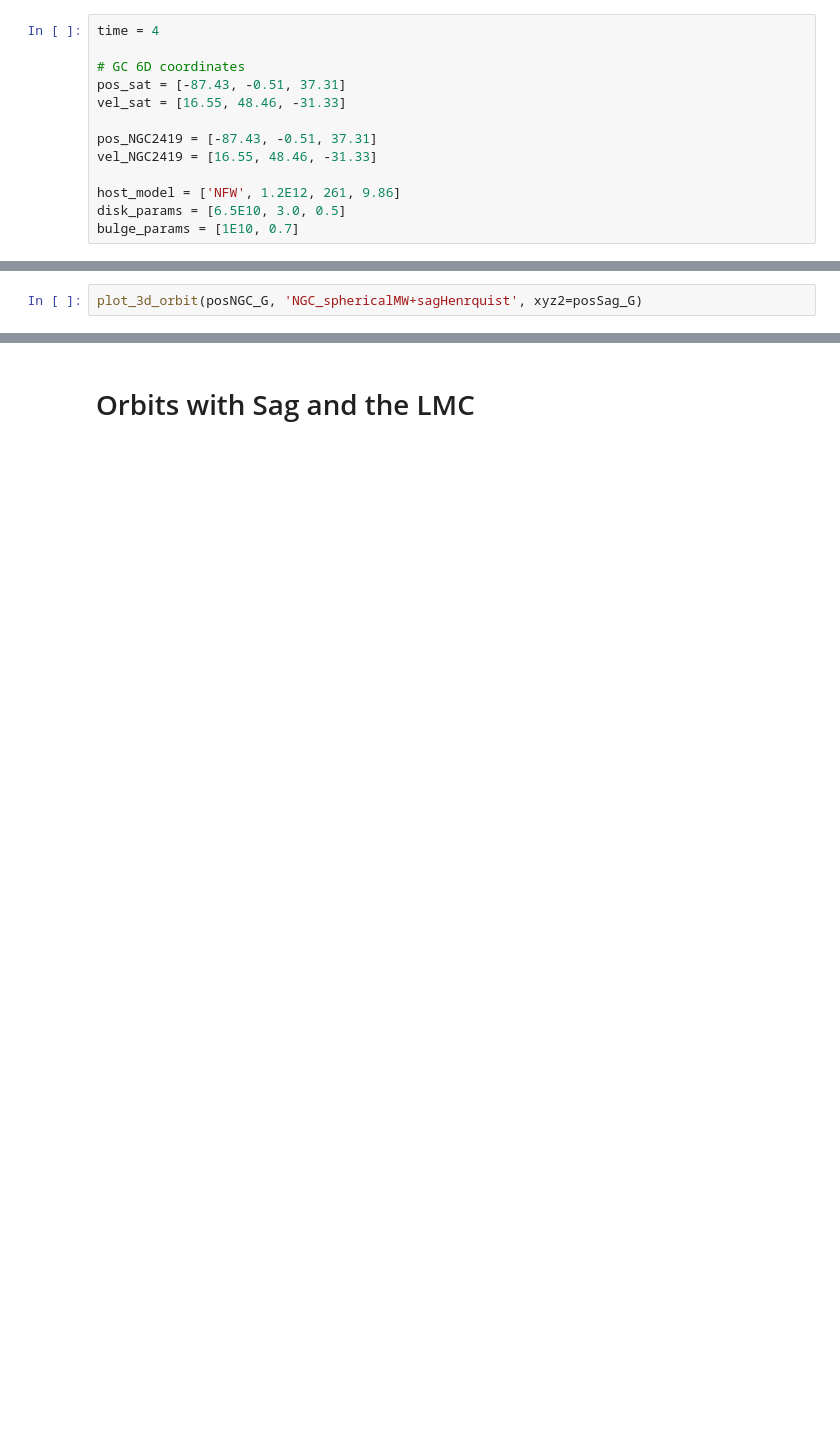
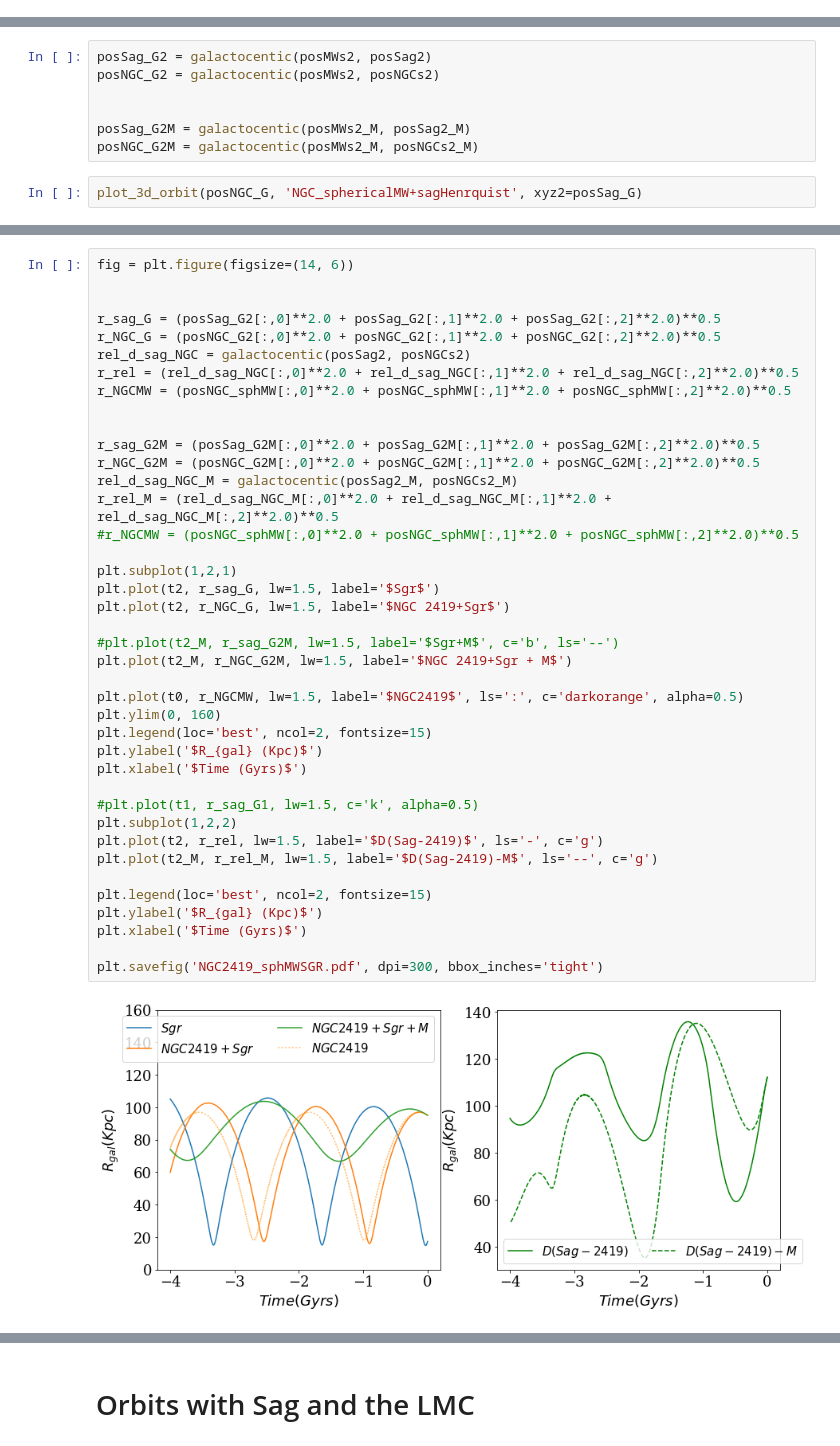
Before and after one commit to jngaravitoc/test_orbits, a Jupyter notebook: exploratory_code/orbits_MW.ipynb, the cells around one changed output, grey strips where cells are left out. Cells and saved outputs as stored; diff of their text form; blank space fills up the shorter version.

```diff
--- a/exploratory_code/orbits_MW.ipynb
+++ b/exploratory_code/orbits_MW.ipynb
@@ -270,16 +295,3 @@ def plot_3d_orbit(xyz, filename, **kwargs):
     py.iplot(fig, filename=filename, height=700, validate=False)
 # %% [markdown]
 # Orbits around a spherical MW
-# %%
-time = 4
-
-# GC 6D coordinates
-pos_sat = [-87.43, -0.51, 37.31]
-vel_sat = [16.55, 48.46, -31.33]
-
-pos_NGC2419 = [-87.43, -0.51, 37.31]
-vel_NGC2419 = [16.55, 48.46, -31.33]
-
-host_model = ['NFW', 1.2E12, 261, 9.86]
-disk_params = [6.5E10, 3.0, 0.5]
-bulge_params = [1E10, 0.7]
@@ -386,2 +460,9 @@ posNGC_G = galactocentic(posMWs, posNGCs)
+# %%
+posSag_G2 = galactocentic(posMWs2, posSag2)
+posNGC_G2 = galactocentic(posMWs2, posNGCs2)
+
+
+posSag_G2M = galactocentic(posMWs2_M, posSag2_M)
+posNGC_G2M = galactocentic(posMWs2_M, posNGCs2_M)
 # %%
 plot_3d_orbit(posNGC_G, 'NGC_sphericalMW+sagHenrquist', xyz2=posSag_G)
@@ -393,0 +469,42 @@ plot(t, r_sag_G, lw=1.5, c='k')
+# %%
+fig = plt.figure(figsize=(14, 6))
+
+
+r_sag_G = (posSag_G2[:,0]**2.0 + posSag_G2[:,1]**2.0 + posSag_G2[:,2]**2.0)**0.5
+r_NGC_G = (posNGC_G2[:,0]**2.0 + posNGC_G2[:,1]**2.0 + posNGC_G2[:,2]**2.0)**0.5
+rel_d_sag_NGC = galactocentic(posSag2, posNGCs2)
+r_rel = (rel_d_sag_NGC[:,0]**2.0 + rel_d_sag_NGC[:,1]**2.0 + rel_d_sag_NGC[:,2]**2.0)**0.5
+r_NGCMW = (posNGC_sphMW[:,0]**2.0 + posNGC_sphMW[:,1]**2.0 + posNGC_sphMW[:,2]**2.0)**0.5
+
+
+r_sag_G2M = (posSag_G2M[:,0]**2.0 + posSag_G2M[:,1]**2.0 + posSag_G2M[:,2]**2.0)**0.5
+r_NGC_G2M = (posNGC_G2M[:,0]**2.0 + posNGC_G2M[:,1]**2.0 + posNGC_G2M[:,2]**2.0)**0.5
+rel_d_sag_NGC_M = galactocentic(posSag2_M, posNGCs2_M)
+r_rel_M = (rel_d_sag_NGC_M[:,0]**2.0 + rel_d_sag_NGC_M[:,1]**2.0 + rel_d_sag_NGC_M[:,2]**2.0)**0.5
+#r_NGCMW = (posNGC_sphMW[:,0]**2.0 + posNGC_sphMW[:,1]**2.0 + posNGC_sphMW[:,2]**2.0)**0.5
+
+plt.subplot(1,2,1)
+plt.plot(t2, r_sag_G, lw=1.5, label='$Sgr$')
+plt.plot(t2, r_NGC_G, lw=1.5, label='$NGC 2419+Sgr$')
+
+#plt.plot(t2_M, r_sag_G2M, lw=1.5, label='$Sgr+M$', c='b', ls='--')
+plt.plot(t2_M, r_NGC_G2M, lw=1.5, label='$NGC 2419+Sgr + M$')
+
+plt.plot(t0, r_NGCMW, lw=1.5, label='$NGC2419$', ls=':', c='darkorange', alpha=0.5)
+plt.ylim(0, 160)
+plt.legend(loc='best', ncol=2, fontsize=15)
+plt.ylabel('$R_{gal} (Kpc)$')
+plt.xlabel('$Time (Gyrs)$')
+
+#plt.plot(t1, r_sag_G1, lw=1.5, c='k', alpha=0.5)
+plt.subplot(1,2,2)
+plt.plot(t2, r_rel, lw=1.5, label='$D(Sag-2419)$', ls='-', c='g')
+plt.plot(t2_M, r_rel_M, lw=1.5, label='$D(Sag-2419)-M$', ls='--', c='g')
+
+plt.legend(loc='best', ncol=2, fontsize=15)
+plt.ylabel('$R_{gal} (Kpc)$')
+plt.xlabel('$Time (Gyrs)$')
+
+plt.savefig('NGC2419_sphMWSGR.pdf', dpi=300, bbox_inches='tight')
+# %% [output]
+[figure, added]
```
Also changed, not shown: parts of 52 cells of this notebook, 17 other files.
